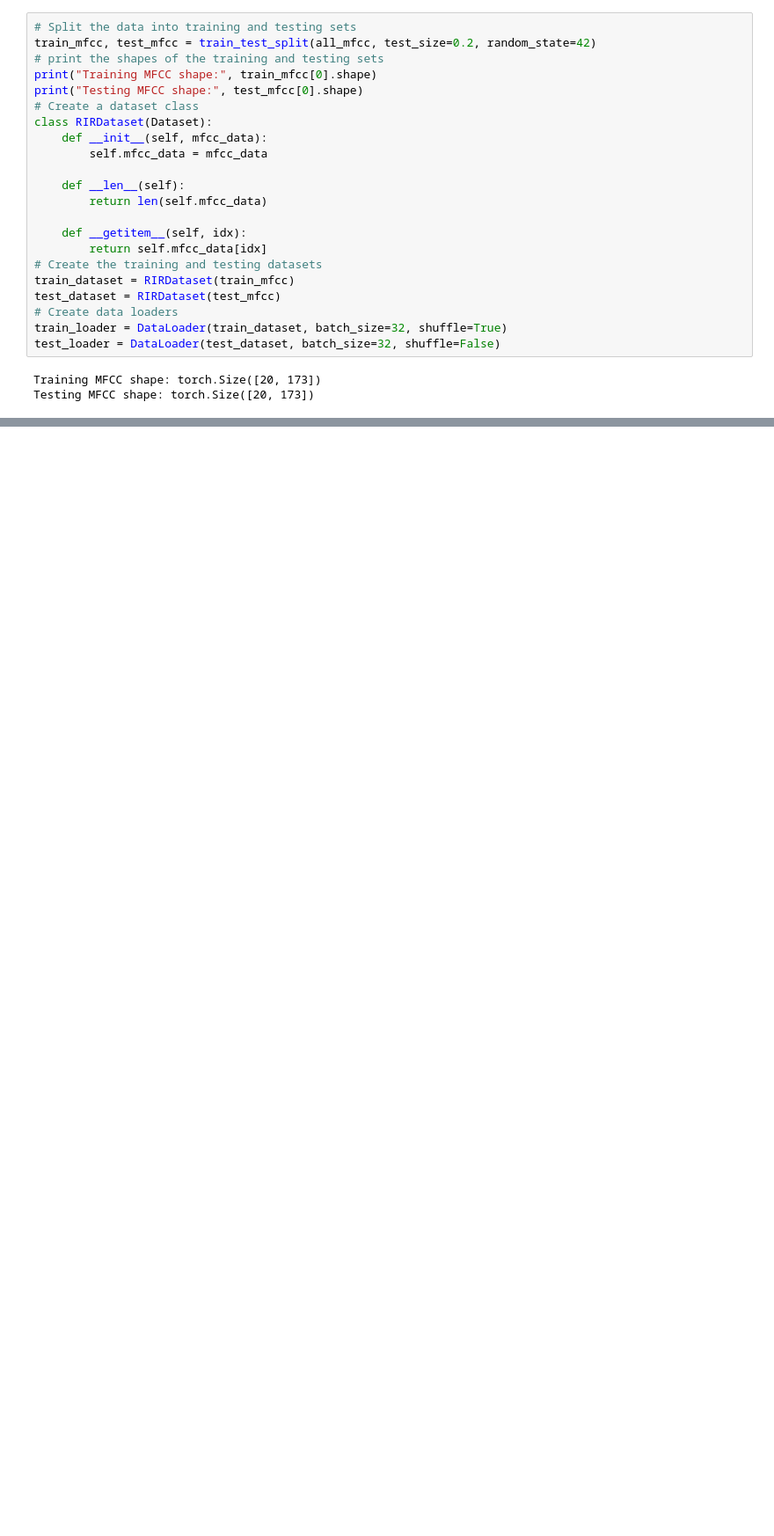
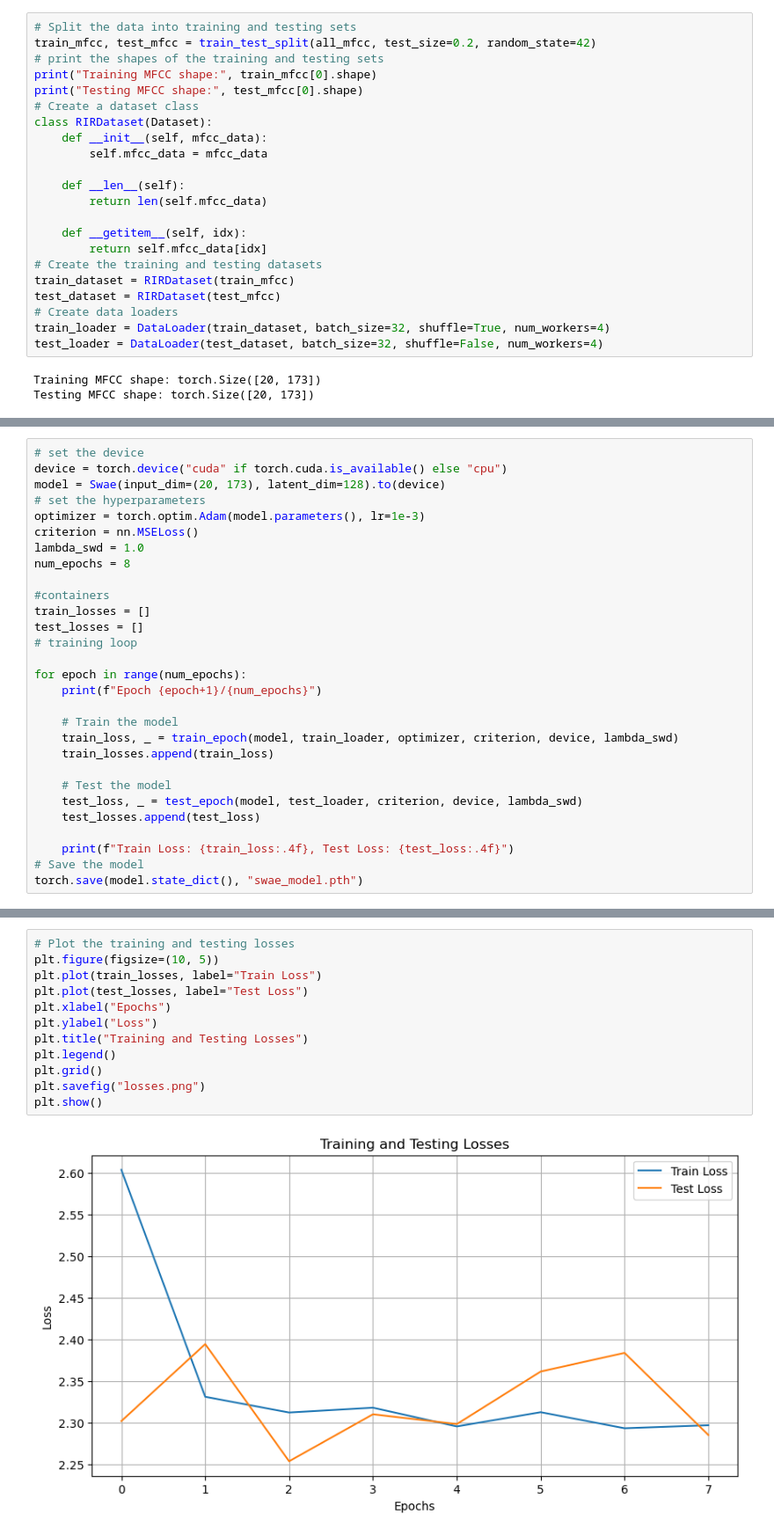
Before and after one commit to LimaLuckas/SWAE-RIR-generator, a Jupyter notebook: swae_generative_model.ipynb, the cells around one changed output, grey strips where cells are left out. Shown: that part at 88% size. Saved outputs shown, nothing was run; the diff lists cells and outputs as text; blank space fills up the shorter version.

Commit message:
update em swae_generative_model e imagens

```diff
--- a/swae_generative_model.ipynb
+++ b/swae_generative_model.ipynb
@@ -62,8 +64,8 @@ class RIRDataset(Dataset):
 train_dataset = RIRDataset(train_mfcc)
 test_dataset = RIRDataset(test_mfcc)
 # Create data loaders
-train_loader = DataLoader(train_dataset, batch_size=32, shuffle=True)
-test_loader = DataLoader(test_dataset, batch_size=32, shuffle=False)
+train_loader = DataLoader(train_dataset, batch_size=32, shuffle=True, num_workers=4)
+test_loader = DataLoader(test_dataset, batch_size=32, shuffle=False, num_workers=4)
 # %% [output]
 Training MFCC shape: torch.Size([20, 173])
 Testing MFCC shape: torch.Size([20, 173])
@@ -69,0 +235,29 @@ Testing MFCC shape: torch.Size([20, 173])
+# %%
+# set the device
+device = torch.device("cuda" if torch.cuda.is_available() else "cpu")
+model = Swae(input_dim=(20, 173), latent_dim=128).to(device)
+# set the hyperparameters
+optimizer = torch.optim.Adam(model.parameters(), lr=1e-3)
+criterion = nn.MSELoss()
+lambda_swd = 1.0
+num_epochs = 8
+
+#containers
+train_losses = []
+test_losses = []
+# training loop
+
+for epoch in range(num_epochs):
+    print(f"Epoch {epoch+1}/{num_epochs}")
+
+    # Train the model
+    train_loss, _ = train_epoch(model, train_loader, optimizer, criterion, device, lambda_swd)
+    train_losses.append(train_loss)
+
+    # Test the model
+    test_loss, _ = test_epoch(model, test_loader, criterion, device, lambda_swd)
+    test_losses.append(test_loss)
+
+    print(f"Train Loss: {train_loss:.4f}, Test Loss: {test_loss:.4f}")
+# Save the model
+torch.save(model.state_dict(), "swae_model.pth")
@@ -69,0 +283,14 @@ Testing MFCC shape: torch.Size([20, 173])
+# %%
+# Plot the training and testing losses
+plt.figure(figsize=(10, 5))
+plt.plot(train_losses, label="Train Loss")
+plt.plot(test_losses, label="Test Loss")
+plt.xlabel("Epochs")
+plt.ylabel("Loss")
+plt.title("Training and Testing Losses")
+plt.legend()
+plt.grid()
+plt.savefig("losses.png")
+plt.show()
+# %% [output]
+[figure, added]
```
Also changed, not shown: parts of 10 cells of this notebook, 2 other files.
